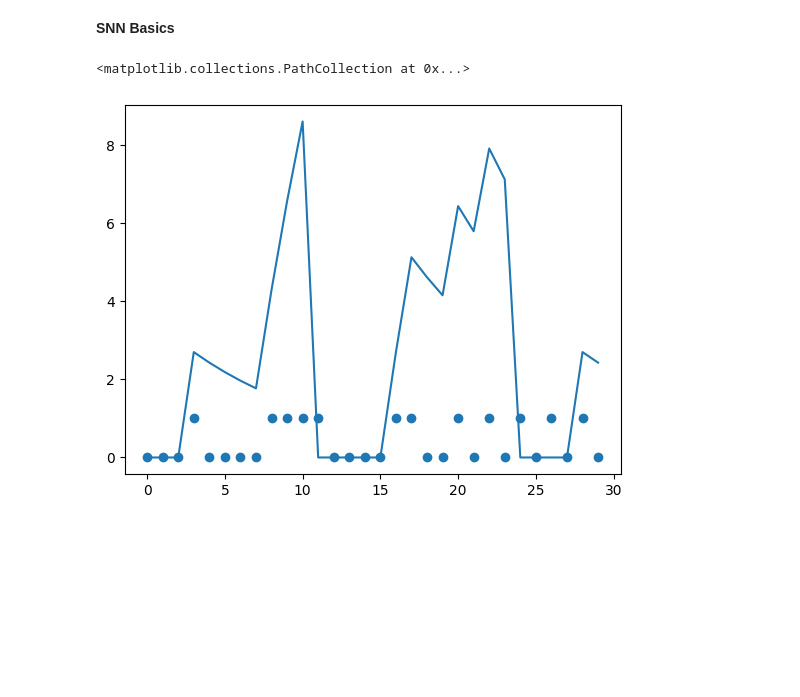
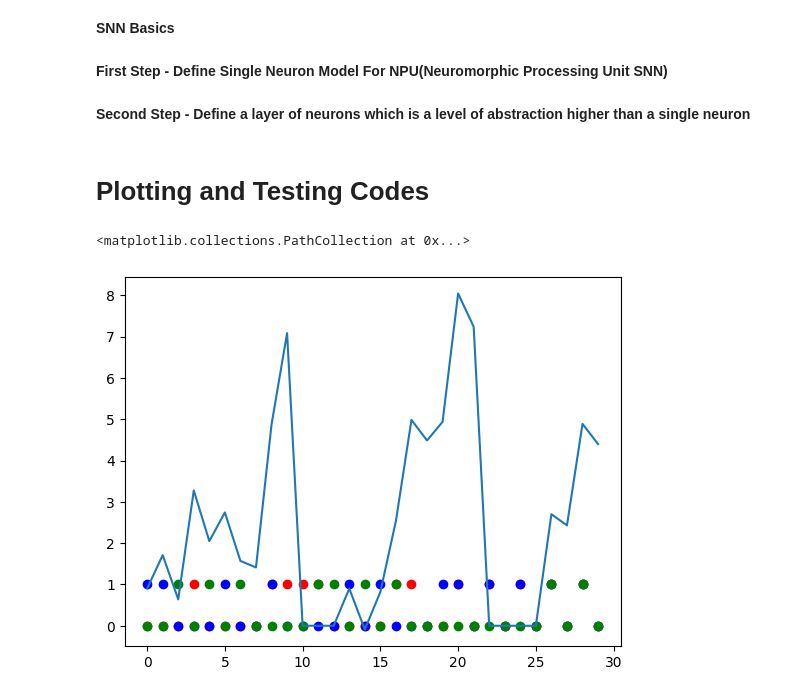
Before and after one commit to kadgitub7/LIF-based-SNN-on-FPGA, a Jupyter notebook: SNN.ipynb, the cells around one changed output. Cells and saved outputs as stored; diff of their text form; code cells hidden in the pictures; blank space fills up the shorter version.

Commit message:
added layer of neuron implementation

```diff
--- a/SNN.ipynb
+++ b/SNN.ipynb
@@ -1,5 +1,7 @@
 # %% [markdown]
 **SNN Basics**
+# %% [markdown]
+**First Step - Define Single Neuron Model For NPU(Neuromorphic Processing Unit SNN)**
 # %%
 # Spiking Neuron Model
 # Define inputs, weights for inputs, decay constant, firing threshold
@@ -26,13 +28,16 @@ class Spike_neuron():
             self.potential += potential_gain
             if(self.potential >= self.fire_thresh):
                 self.fire()
+        self.decay()
 
     def decay(self):
         # At each time step, the neuron is constantly losing potential and returning to resting potential(0)
-        self.potential -= self.decay_c * self.potential
+        self.potential = self.potential - self.decay_c * self.potential
 
     def fire(self):
         # Firing involves setting the output to 1, setting potential back to 0, and setting a counter for cooldown
         self.output = 1
         self.potential = 0
         self.counter = self.cooldown_thresh
+# %% [markdown]
+**Second Step - Define a layer of neurons which is a level of abstraction higher than a single neuron**
@@ -39,27 +61,33 @@ class Spike_neuron():
+# %% [markdown]
+# Plotting and Testing Codes
 # %%
 import numpy as np
 import matplotlib.pyplot as plt
 
 # Single Input to neuron mapped
 
-weights = [3]
+weights = [3, 1, -1]
 decay_c = 0.1
 fire_thresh = 10
 cooldown_thresh = 2
 
 n1 = Spike_neuron(weights, decay_c, fire_thresh, cooldown_thresh)
 
-inputs = [0, 0, 0, 1, 0, 0, 0, 0, 1, 1, 1, 1, 0, 0, 0, 0, 1, 1, 0, 0, 1, 0, 1, 0, 1,0, 1, 0, 1, 0]
+input1 = [0, 0, 0, 1, 0, 0, 0, 0, 1, 1, 1, 1, 0, 0, 0, 0, 1, 1, 0, 0, 1, 0, 1, 0, 1,0, 1, 0, 1, 0]
+input2 = [1, 1, 0, 0, 0, 1, 0, 0, 1, 0, 0, 0, 0, 1, 0, 1, 0, 0, 0, 1, 1, 0, 1, 0, 1,0, 1, 0, 1, 0]
+input3 = [0, 0, 1, 0, 1, 0, 1, 0, 0, 0, 0, 1, 1, 0, 1, 0, 1, 0, 0, 0, 0, 0, 0, 0, 0,0, 1, 0, 1, 0]
+
 potentials = []
-for i in range(len(inputs)):
-    n1.accumulate(np.array([inputs[i]]))
-    n1.decay()
+for i in range(len(input1)):
+    n1.accumulate(np.array([input1[i], input2[i], input3[i]]))
     potentials.append(n1.potential)
 
 x_s = np.arange(0,len(potentials), 1)
 
 plt.plot(x_s, potentials)
-plt.scatter(x_s, inputs)
+plt.scatter(x_s, input1, c='red')
+plt.scatter(x_s, input2, c='blue')
+plt.scatter(x_s, input3, c='green')
 # %% [output]
 <matplotlib.collections.PathCollection at 0x...>
-[figure, old version]
+[figure, new version]
```
Also changed, not shown: parts of 5 cells of this notebook.
